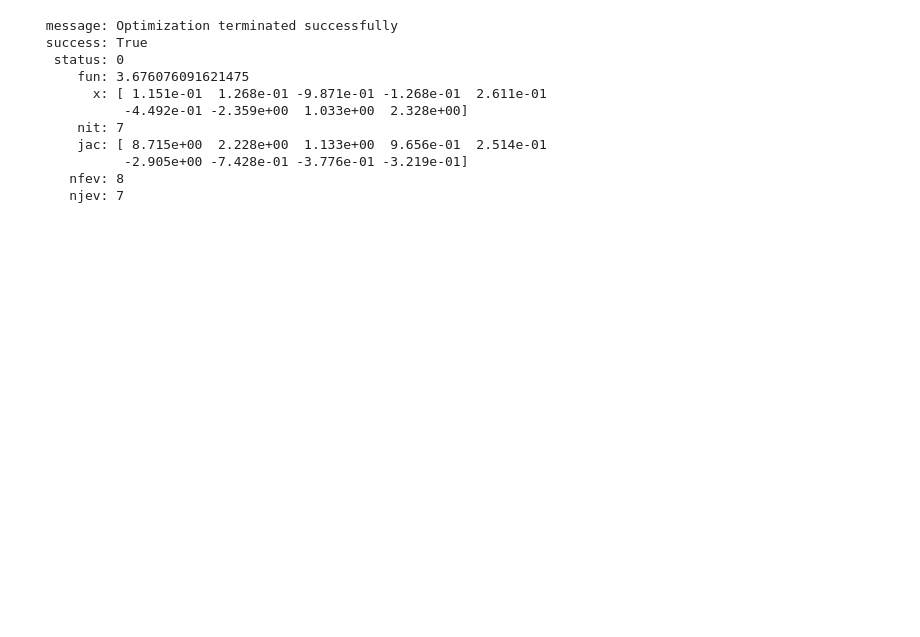
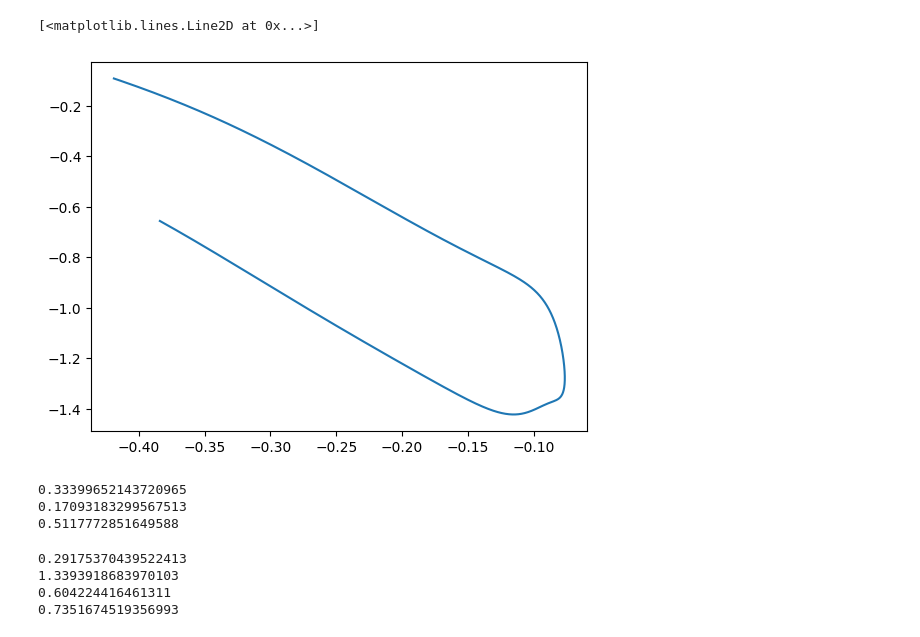
Before and after one commit to JGSuw/hsa_hopper_control, a Jupyter notebook: notebooks/hop_optimal_controller.ipynb, the cells around one changed output. Saved outputs shown, nothing was run; the diff lists cells and outputs as text; code cells hidden in the pictures; blank space fills up the shorter version.

```diff
--- a/notebooks/hop_optimal_controller.ipynb
+++ b/notebooks/hop_optimal_controller.ipynb
@@ -197,14 +227,49 @@ with open('no_hsa_stance_controller.yaml','w') as f:
-# %%
-result
-# %% [output]
- message: Optimization terminated successfully
- success: True
-  status: 0
-     fun: 3.676076091621475
-       x: [ 1.151e-01  1.268e-01 -9.871e-01 -1.268e-01  2.611e-01
-           -4.492e-01 -2.359e+00  1.033e+00  2.328e+00]
-     nit: 7
-     jac: [ 8.715e+00  2.228e+00  1.133e+00  9.656e-01  2.514e-01
-           -2.905e+00 -7.428e-01 -3.776e-01 -3.219e-01]
-    nfev: 8
-    njev: 7
+# %%
+psi = dynamics_params.psi
+t = np.linspace(0,tf,1000)
+x = np.array([x_interp.evaluate(_t) for _t in t])
+xdot = np.array([x_interp.evaluate(_t,ord=1) for _t in t])
+l = np.array([forward_kinematics(kin_params,_x)[1] for _x in x])
+dl = np.array([forward_kinematics(kin_params,_x,jacobian=True)[1][1] for _x in x])
+u_ff = np.array([u_interp.evaluate(_t) for _t in t])
+ldot = dl*xdot
+hsa_force = np.array([potential.dV(l[i],psi,ldot[i]) for i in range(len(t))])
+hsa_torque = np.array([-dl[i]*hsa_force[i] for i in range(len(l))])
+# plt.plot(t,hsa_force)
+# plt.plot(t,hsa_torque)
+# plt.plot(l,hsa_force)
+plt.plot(x,hsa_torque)
+# plt.plot(t,dl)
+# %% [output]
+[<matplotlib.lines.Line2D at 0x...>]
+[figure, added]
+# %%
+# estimate how much power is dissipated in the HSA
+work_in = np.trapz(hsa_force[:len(l)//2],x=l[:len(l)//2])
+work_out = np.trapz(hsa_force[len(l)//2:],x=-l[len(l)//2:])
+print(work_in)
+print(work_out)
+print((work_out)/work_in)
+# %% [output]
+0.33399652143720965
+0.17093183299567513
+0.5117772851649588
+# %%
+# compute components of work,
+# thermal work, negative mechancial work, positive mechanical work
+torque = u_ff + dynamics_params.Kx*(dynamics_params.x0-x)
+current = torque/.546
+thermal_work = np.trapz(.094*current**2, x=t)
+mech_power = torque*xdot
+mech_work = np.trapz(mech_power,x=t)
+pos_mech_work = np.trapz(np.clip(mech_power,0,np.inf),x=t)
+neg_mech_work = pos_mech_work - mech_work
+print(thermal_work)
+print(pos_mech_work)
+print(neg_mech_work)
+print(mech_work)
+# %% [output]
+0.29175370439522413
+1.3393918683970103
+0.604224416461311
+0.7351674519356993
```
Also changed, not shown: parts of 8 cells of this notebook, 30 other files.
